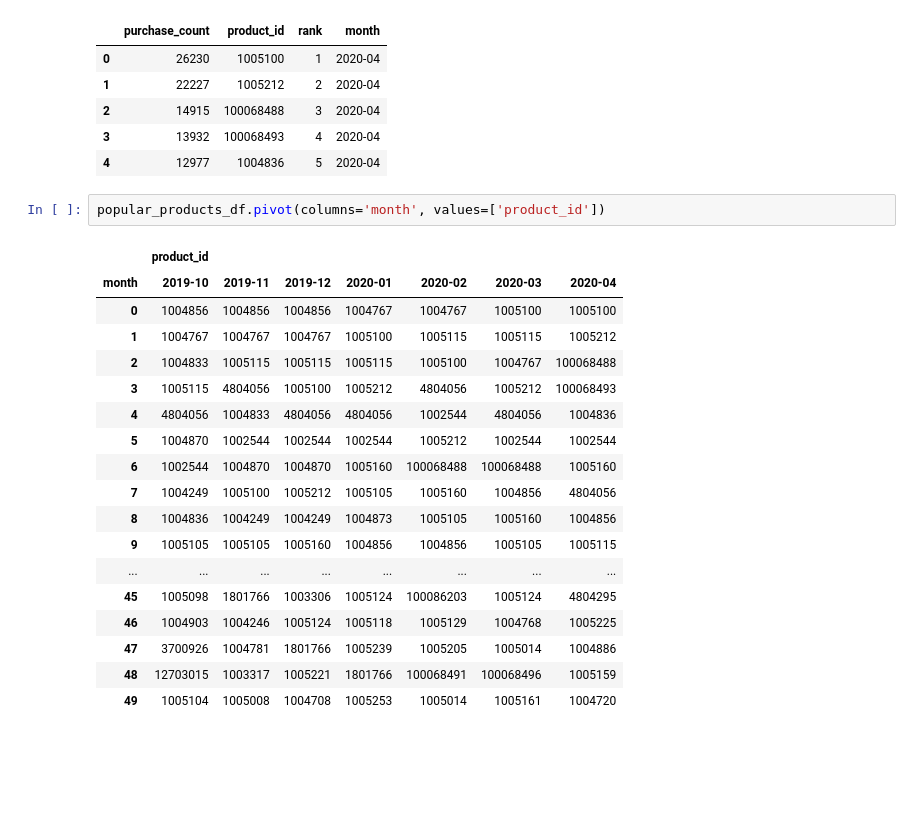
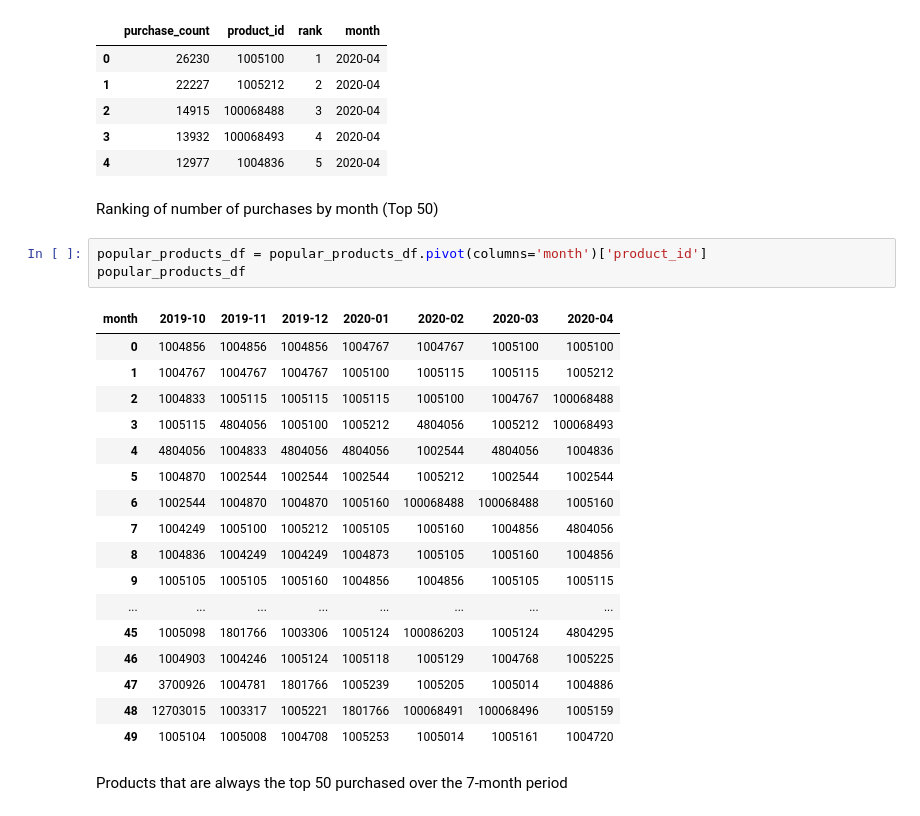
Before and after one commit to SamFangshan/Spark-eCommerce-Behavior-Data-Analysis, a Jupyter notebook: notebook/result_analysis.ipynb, the cells around one changed output. Drawn from its saved outputs; the diff is of its cells as text; blank space fills up the shorter version.

Commit message:
popular product analyzed

```diff
--- a/notebook/result_analysis.ipynb
+++ b/notebook/result_analysis.ipynb
@@ -281,10 +281,12 @@ popular_products_df.head()
 | 2 | 14915 | 100068488 | 3 | 2020-04 |
 | 3 | 13932 | 100068493 | 4 | 2020-04 |
 | 4 | 12977 | 1004836 | 5 | 2020-04 |
+# %% [markdown]
+Ranking of number of purchases by month (Top 50)
 # %%
-popular_products_df.pivot(columns='month', values=['product_id'])
+popular_products_df = popular_products_df.pivot(columns='month')['product_id']
+popular_products_df
 # %% [output]
-|  | product_id |  |  |  |  |  |  |
 | month | 2019-10 | 2019-11 | 2019-12 | 2020-01 | 2020-02 | 2020-03 | 2020-04 |
 | 0 | 1004856 | 1004856 | 1004856 | 1004767 | 1004767 | 1005100 | 1005100 |
 | 1 | 1004767 | 1004767 | 1004767 | 1005100 | 1005115 | 1005115 | 1005212 |
@@ -302,3 +304,5 @@ popular_products_df.pivot(columns='month', values=['product_id'])
 | 47 | 3700926 | 1004781 | 1801766 | 1005239 | 1005205 | 1005014 | 1004886 |
 | 48 | 12703015 | 1003317 | 1005221 | 1801766 | 100068491 | 100068496 | 1005159 |
 | 49 | 1005104 | 1005008 | 1004708 | 1005253 | 1005014 | 1005161 | 1004720 |
+# %% [markdown]
+Products that are always the top 50 purchased over the 7-month period
```
Also changed, not shown: parts of 1 cell of this notebook.
